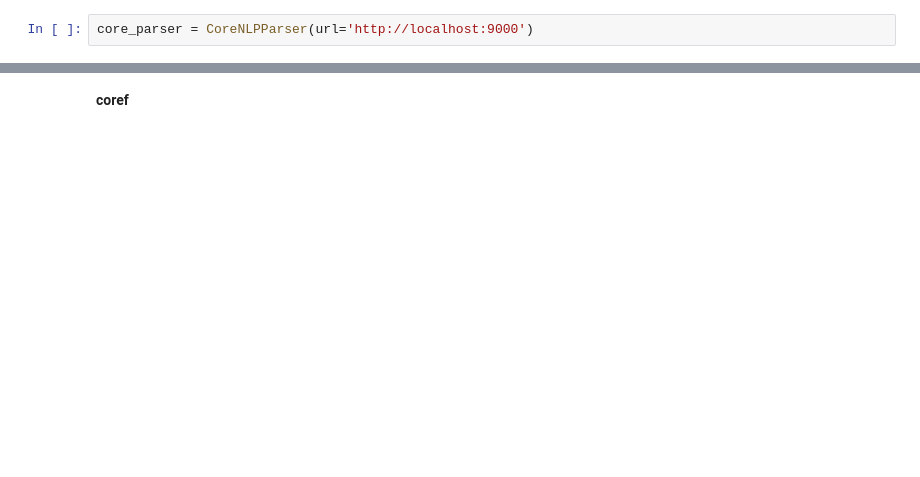
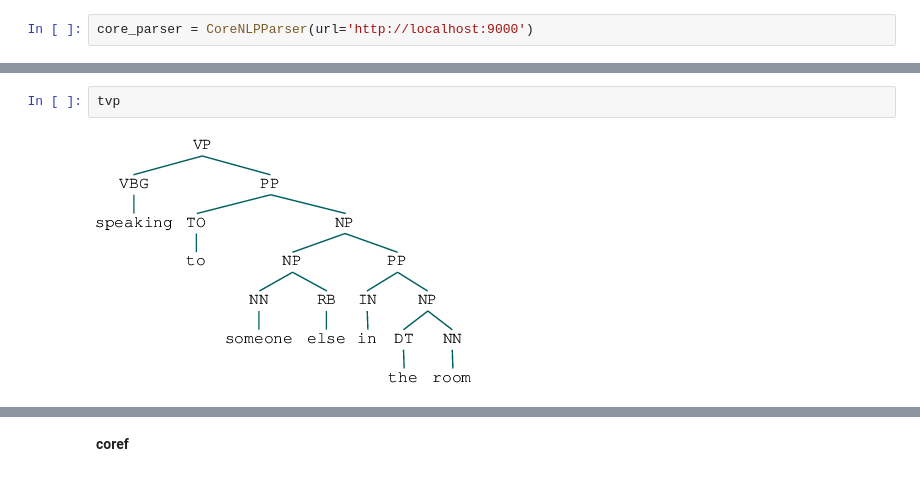
Before and after one commit to drschwenk/build_dataset, a Jupyter notebook: build_ds.ipynb, the cells around one changed output, grey strips where cells are left out. Drawn from its saved outputs; the diff is of its cells as text; blank space fills up the shorter version.

```diff
--- a/build_ds.ipynb
+++ b/build_ds.ipynb
@@ -198,0 +289,4 @@ core_parser = CoreNLPParser(url='http://localhost:9000')
+# %%
+tvp
+# %% [output]
+[figure, added]
```
Also changed, not shown: parts of 75 cells of this notebook.
